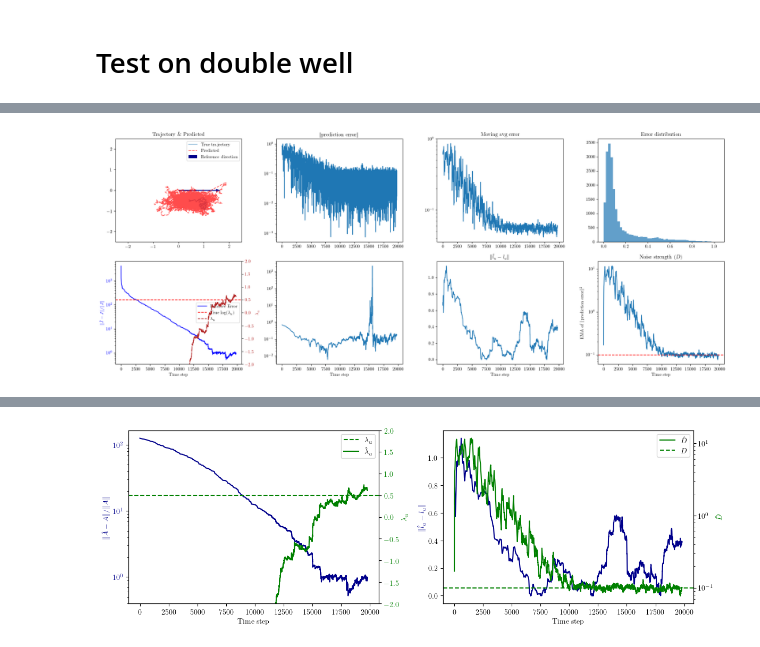
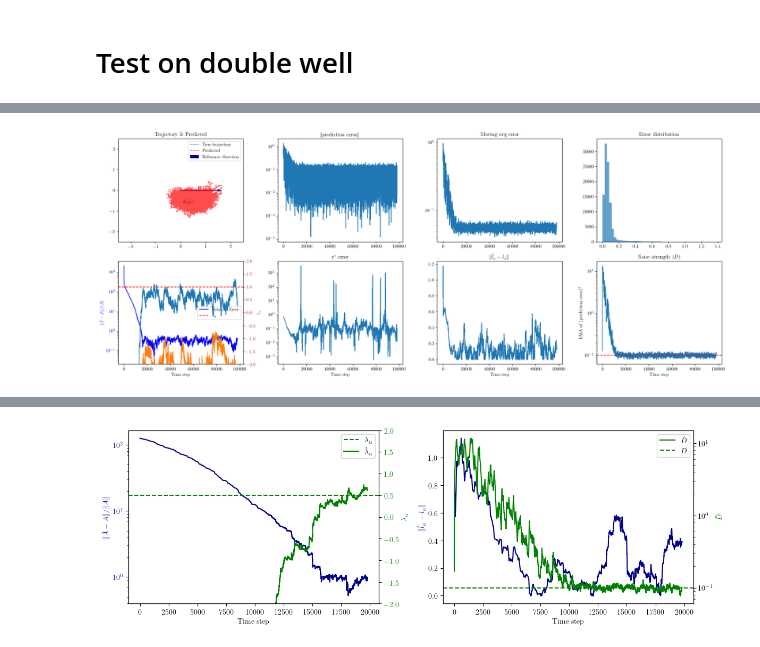
Before and after one commit to Asagodi/committor_control, a Jupyter notebook: estimation_test.ipynb, the cells around one changed output, grey strips where cells are left out. Saved outputs shown, nothing was run; the diff lists cells and outputs as text; code cells hidden in the pictures.

```diff
--- a/estimation_test.ipynb
+++ b/estimation_test.ipynb
@@ -317,8 +1292,8 @@ _ = simulate_and_plot_shifted(
 drift_func = double_well_drift_curved
 
 # Parameters
-n_trajs = 200
-T = 10 * 10
+n_trajs = 2000
+T = 50
 dt = 0.01
 dim = 2
 D = 0.1
@@ -328,7 +1303,9 @@ noise_std = D_to_noise_std(D)
 eta_e = 0.01  #0.01
 gamma = 0.9995  #0.9995
 tracking_method = "ema"
-if tracking_method == "ema":
+if tracking_method == "offline":
+    tracker = OfflineVARTracker(dim, eta_e=eta_e)
+elif tracking_method == "ema":
     tracker = ExponentialCovarianceTracker(dim, gamma=gamma, eta_e=eta_e, store_history=True)
 elif tracking_method == "online":
     eta_M = 0.0005
@@ -338,13 +1315,14 @@ elif tracking_method == "online":
 else:
     raise ValueError("tracking_method must be 'offline' or 'online'")
 
-seed = 110
+seed = 0
 all_X_uncontrolled = tracker.train(
     drift_func=drift_func, n_trajs=n_trajs,
     T=T, dt=dt,
     D=D, seed=seed,
-    x_shift=x_shift, y_shift=y_shift)
-X = all_X_uncontrolled[-1]
+    x_shift=x_shift, y_shift=y_shift),
+    # n_traj_cov=250)
+X = all_X_uncontrolled[-1][0]
 # %%
 every_t = 1
 tracker.pred_history = np.array(tracker.pred_history)[::every_t]
@@ -391,16 +1369,17 @@ from scipy.linalg import logm
 
 x_star_hats = []
 for A_disc, b_hat in zip(tracker.A_history, tracker.b_history):
-    A_hat = logm(A_disc) / dt
-    x_star_hat = np.linalg.solve(np.eye(A_hat.shape[0]) - A_disc, b_hat)
+    #A_hat = logm(A_disc) / dt
+    x_star_hat = np.linalg.solve(np.eye(A_disc.shape[0]) - A_disc, b_hat)
     x_star_hats.append(x_star_hat)
-
 x_star_hats = np.array(x_star_hats)
 
 rel_error = np.array([
     np.linalg.norm(logm(A)/dt - A_linearized, 'fro') / np.linalg.norm(A_linearized, 'fro')
     for A in tracker.A_history
 ])
+
+lambdas = np.array([np.linalg.eigvals(logm(A)/dt) for A in tracker.A_history])
 fig = plt.gcf()  # get current figure
 ax1 = plt.gca()  # get current axis (subplot 5)
 
@@ -415,8 +1394,9 @@ ax1.set_xlabel("Time step")
 
 # Plot lambda on second y-axis
 ax2 = ax1.twinx()
-ax2.axhline(lambda_u_rescaling, color='red', linestyle='--', label="True $\log(\lambda_u)$")
-ax2.plot(np.log(tracker.lambda_history)/dt, color='firebrick', linestyle='--', label=r"$\lambda_u$")
+ax2.axhline(lambda_u_rescaling, color='red', linestyle='--', label=r"$\lambda_u$")
+#ax2.plot(np.log(tracker.lambda_history)/dt, color='firebrick', linestyle='--', label=r"$\hat{\lambda}_u$")
+ax2.plot(lambdas)
 ax2.set_ylabel("$\lambda_u$", color='firebrick')
 ax2.tick_params(axis='y', labelcolor='firebrick')
 ax2.set_ylim([-2,2])
@@ -438,38 +1418,38 @@ tracker.b_history = np.array(tracker.b_history)
 #plt.title("$b$ location")
 #plt.plot(tracker.b_history[:,0], tracker.b_history[:,1])
 #plt.plot(b_true[0], b_true[1], 'rx', markersize=10, label="True $b$")
-#plt.title("$b$ error")
+plt.title("$x^*$ error")
 #plt.plot(np.linalg.norm(tracker.b_history-b_true, axis=1))
 
 #plt.xlim([-1.5, 1.5])
 #plt.ylim([-1.5, 1.5])
 plt.yscale("log")
 plt.xlabel("Time step")
 
 plt.subplot(2,4,7)
 errors = [np.min([np.linalg.norm(l - l_true),np.linalg.norm(l + l_true)]) for l in tracker.lu_history]
 plt.plot(errors)
 plt.xlabel("Time step")
 plt.title("$\|\hat{l}_u - l_u\|$") #min of both norms
 
 plt.subplot(2,4,8)
 D_history = noise_strength_to_D(tracker.noise_history, dim=2, dt=dt)
 plt.plot(D_history) #tracker.noise_history)
 true_noise_strength = dim * noise_std**2  * dt
 plt.axhline(D, color='r', linestyle='--', label="True noise strength")
 plt.yscale("log")
 plt.title("Noise strength ($D$)")
 plt.xlabel("Time step")
 plt.ylabel("EMA of $\|$prediction error$\|^2$")
 
 plt.tight_layout()
 if tracking_method == "ema":
     plt.savefig(f"figures/estimation_results_D{D}_ntraj{n_trajs}_T{T}_{tracking_method}_etae{eta_e}_rs{seed}.pdf", dpi=300)
 elif tracking_method == "online":
     plt.savefig(f"figures/estimation_results_D{D}_ntraj{n_trajs}_T{T}_{tracking_method}_etam{eta_M}_etaw{eta_w}_etamean{eta_mean}_etae{eta_e}_rs{seed}.pdf", dpi=300)
 plt.show()
 # %% [output]
-[figure, old version]
+[figure, new version]
 # %%
 x_star_hats[-1], x_star
 # %% [output]
```
Also changed, not shown: parts of 44 cells of this notebook.
